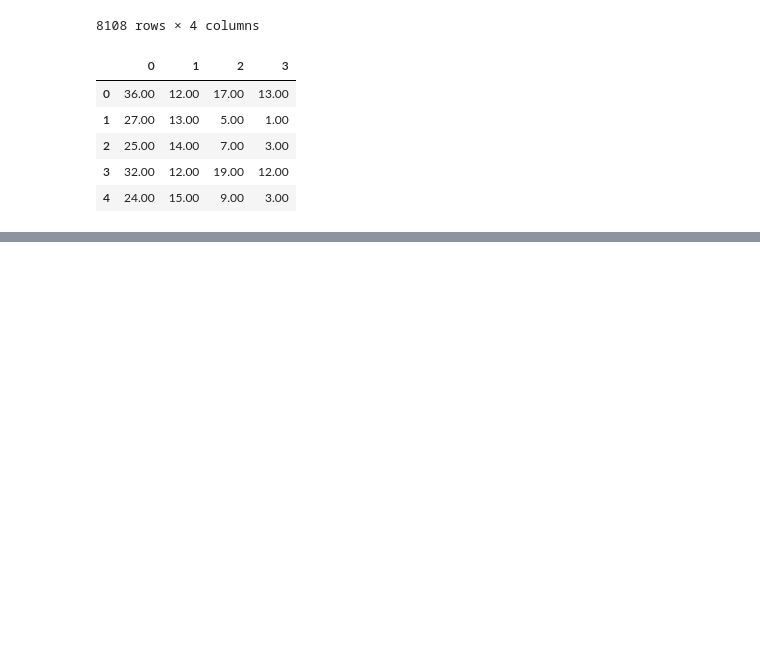
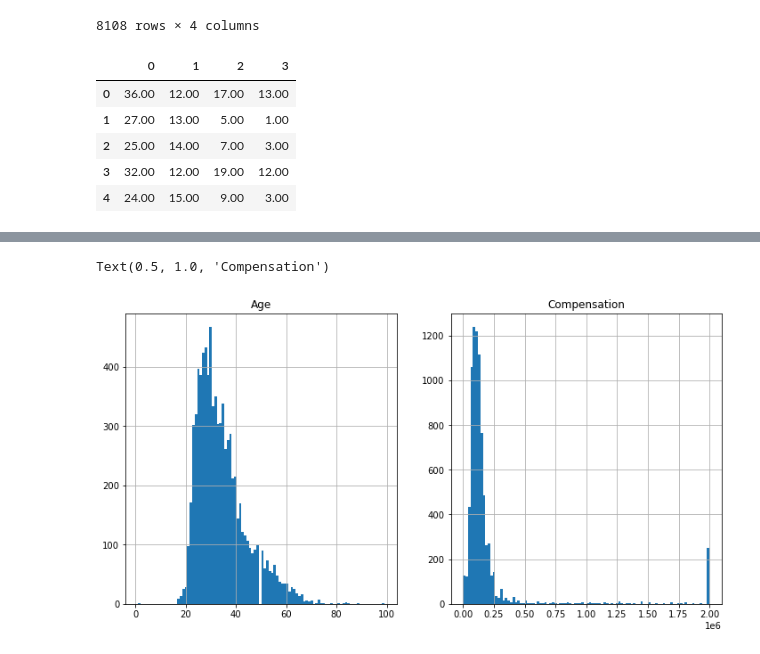
Before and after one commit to aliciag92/clustering-exercises, a Jupyter notebook: wrangle_lesson.ipynb, the cells around one changed output, grey strips where cells are left out. Saved outputs shown, nothing was run; the diff lists cells and outputs as text; code cells hidden in the pictures; blank space fills up the shorter version.

```diff
--- a/wrangle_lesson.ipynb
+++ b/wrangle_lesson.ipynb
@@ -600,3 +603,5 @@ imputed.head()
 | 2 | 25.00 | 14.00 | 7.00 | 3.00 |
 | 3 | 32.00 | 12.00 | 19.00 | 12.00 |
 | 4 | 24.00 | 15.00 | 9.00 | 3.00 |
+# %%
+df['Age'] = imputed[[0]]
@@ -602,0 +633,15 @@ imputed.head()
+# %%
+# plot histograms from Age and Compensation
+
+plt.figure(figsize = (12,6))
+
+plt.subplot(121)
+df.Age.hist(bins = 100)
+plt.title('Age')
+
+plt.subplot(122)
+df.Comp.hist(bins = 100)
+plt.title('Compensation')
+# %% [output]
+Text(0.5, 1.0, 'Compensation')
+[figure, added]
```
Also changed, not shown: parts of 15 cells of this notebook.
